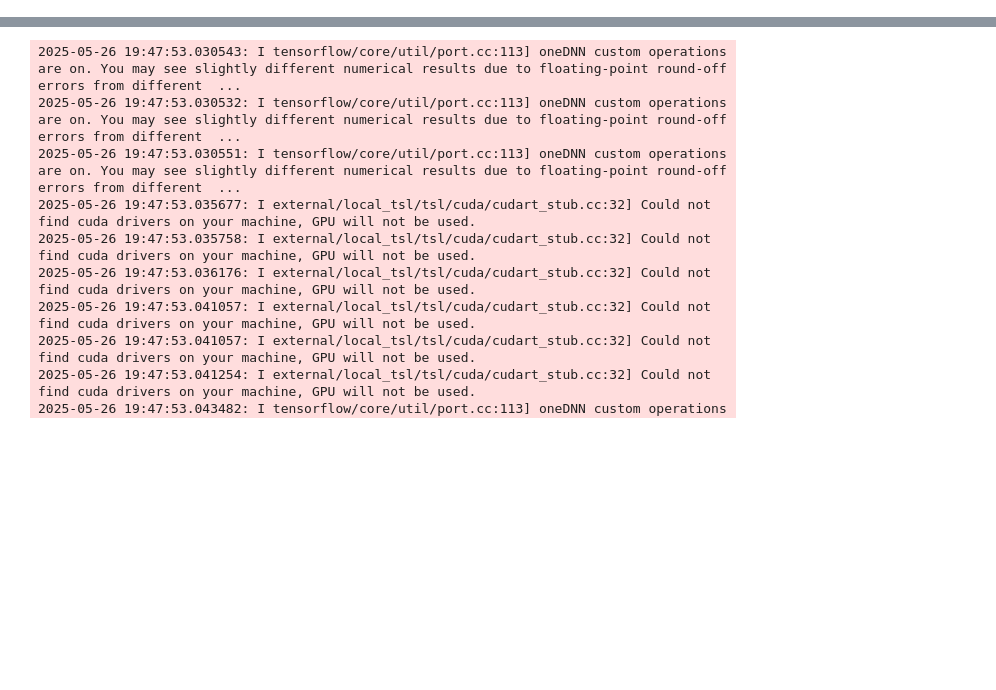
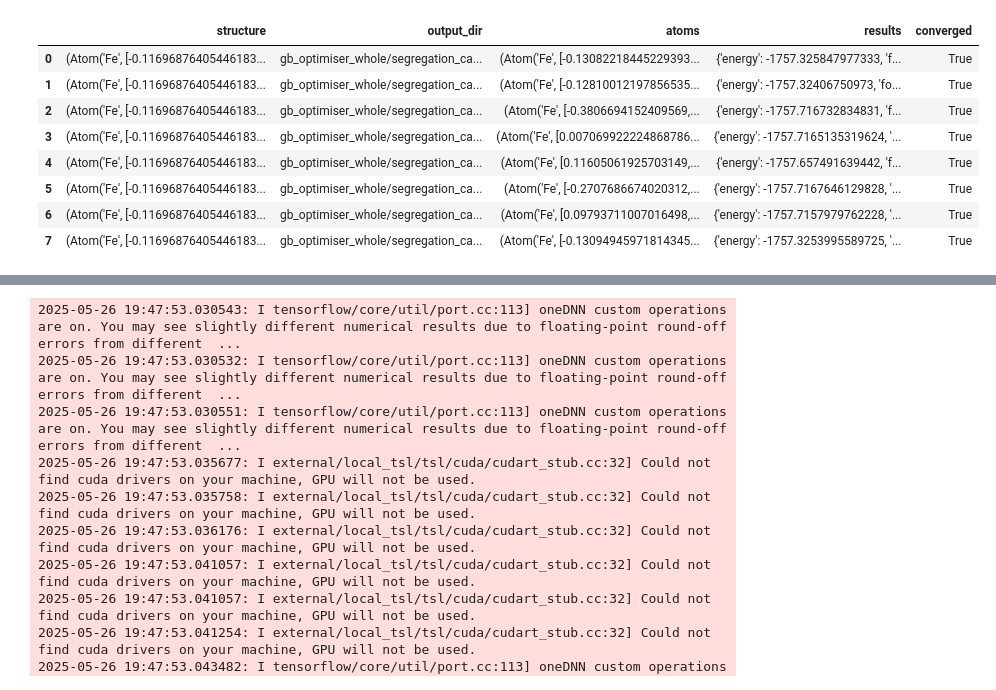
Before and after one commit to pyiron/pyiron_workflow_atomistics, a Jupyter notebook: 2025_05_26_GB_Opt_Example.ipynb, the cells around one changed output, grey strips where cells are left out. Saved outputs shown, nothing was run; the diff lists cells and outputs as text; code cells hidden in the pictures; blank space fills up the shorter version.

```diff
--- a/2025_05_26_GB_Opt_Example.ipynb
+++ b/2025_05_26_GB_Opt_Example.ipynb
@@ -159,0 +397,12 @@ BFGS:   27 01:06:27     -293.098798        0.007997
+# %%
+wf.gb_seg_calcs.outputs.df.value
+# %% [output]
+|  | structure | output_dir | atoms | results | converged |
+| 0 | (Atom('Fe', [-0.11696876405446183... | gb_optimiser_whole/segregation_ca... | (Atom('Fe', [-0.13082218445229393... | {'energy': -1757.325847977333, 'f... | True |
+| 1 | (Atom('Fe', [-0.11696876405446183... | gb_optimiser_whole/segregation_ca... | (Atom('Fe', [-0.12810012197856535... | {'energy': -1757.32406750973, 'fo... | True |
+| 2 | (Atom('Fe', [-0.11696876405446183... | gb_optimiser_whole/segregation_ca... | (Atom('Fe', [-0.3806694152409569,... | {'energy': -1757.716732834831, 'f... | True |
+| 3 | (Atom('Fe', [-0.11696876405446183... | gb_optimiser_whole/segregation_ca... | (Atom('Fe', [0.007069922224868786... | {'energy': -1757.7165135319624, '... | True |
+| 4 | (Atom('Fe', [-0.11696876405446183... | gb_optimiser_whole/segregation_ca... | (Atom('Fe', [0.11605061925703149,... | {'energy': -1757.657491639442, 'f... | True |
+| 5 | (Atom('Fe', [-0.11696876405446183... | gb_optimiser_whole/segregation_ca... | (Atom('Fe', [-0.2707686674020312,... | {'energy': -1757.7167646129828, '... | True |
+| 6 | (Atom('Fe', [-0.11696876405446183... | gb_optimiser_whole/segregation_ca... | (Atom('Fe', [0.09793711007016498,... | {'energy': -1757.7157979762228, '... | True |
+| 7 | (Atom('Fe', [-0.11696876405446183... | gb_optimiser_whole/segregation_ca... | (Atom('Fe', [-0.13094945971814345... | {'energy': -1757.3253995589725, '... | True |
```
Also changed, not shown: parts of 10 cells of this notebook, 1 other file.
